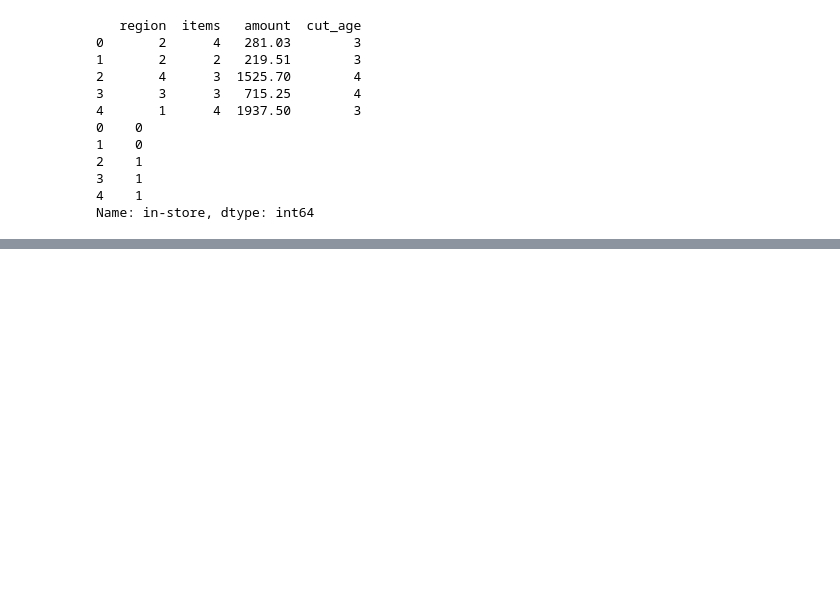
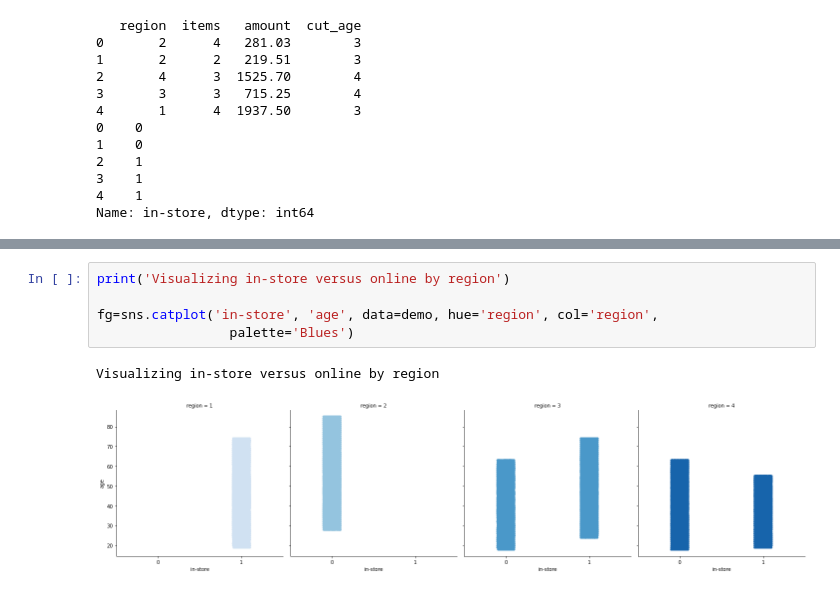
Before and after one commit to JLyons21/Spiraling-Upwards, a Jupyter notebook: custDemoClass-Copy1.ipynb, the cells around one changed output, grey strips where cells are left out. Saved outputs shown, nothing was run; the diff lists cells and outputs as text; blank space fills up the shorter version.

```diff
--- a/custDemoClass-Copy1.ipynb
+++ b/custDemoClass-Copy1.ipynb
@@ -546,0 +673,8 @@ for name, model in algos_class:
+# %%
+print('Visualizing in-store versus online by region')
+
+fg=sns.catplot('in-store', 'age', data=demo, hue='region', col='region',
+                 palette='Blues')
+# %% [output]
+Visualizing in-store versus online by region
+[figure, added]
```
Also changed, not shown: parts of 19 cells of this notebook, 1 other file.
